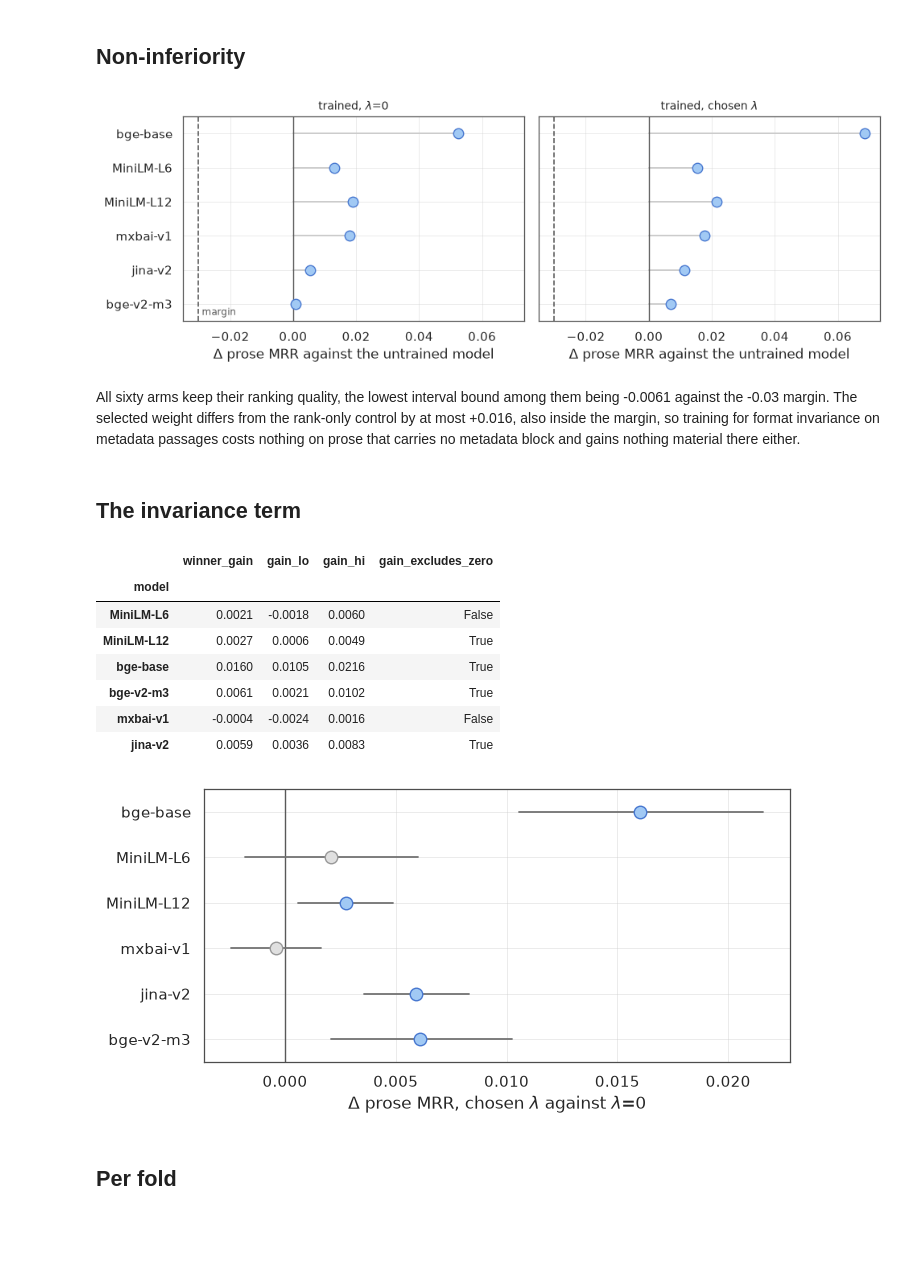
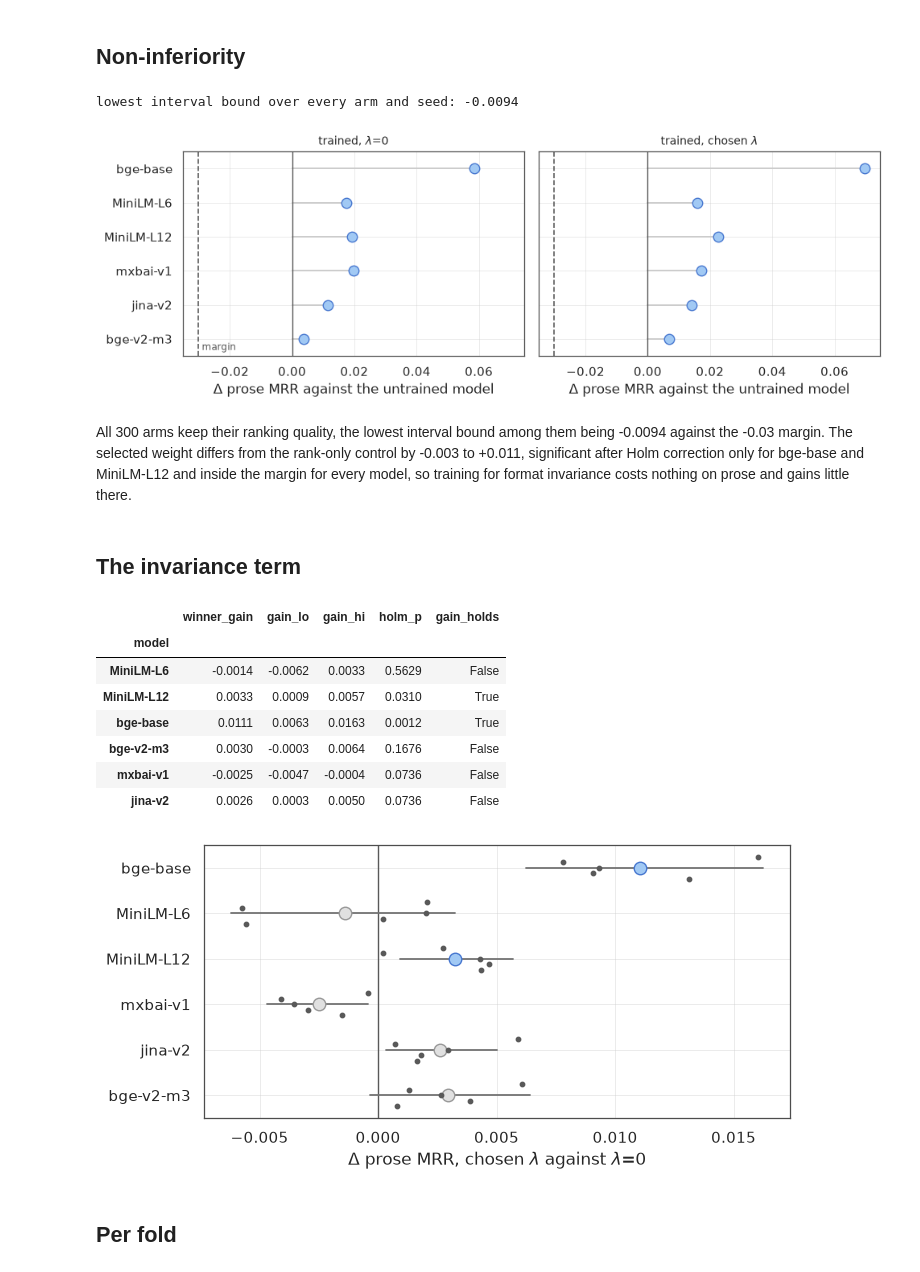
Before and after one commit to foad/format-sensitivity-reranking, a Jupyter notebook: notebooks/h2/h2_ablation_nonbox.ipynb, the cells around one changed output. Drawn from its saved outputs; the diff is of its cells as text; code cells hidden in the pictures; blank space fills up the shorter version.

Commit message:
prose study seeds

```diff
--- a/notebooks/h2/h2_ablation_nonbox.ipynb
+++ b/notebooks/h2/h2_ablation_nonbox.ipynb
@@ -14,9 +14,11 @@ import seaborn as sns
 from fsr.comparison import NI_MARGIN
 from fsr.formats import FORMAT_NAMES
 from fsr.h2_results import (
+    TRAINING_SEEDS,
     prose_available,
-    prose_matrix,
-    prose_table,
+    prose_fold_frame,
+    seed_prose_matrix,
+    seed_prose_table,
 )
 
 sns.set_theme(style="whitegrid", context="notebook")
@@ -53,7 +55,10 @@ def save(fig, name):
     """Write the figure as a vector PDF for the thesis and a PNG to read."""
     fig.tight_layout()
     for suffix in ("pdf", "png"):
-        fig.savefig(FIG_DIR / f"{name}.{suffix}", bbox_inches="tight")
+        metadata = {"CreationDate": None} if suffix == "pdf" else None
+        fig.savefig(
+            FIG_DIR / f"{name}.{suffix}", bbox_inches="tight", metadata=metadata
+        )
 
 
 def fills(flags):
@@ -65,11 +70,17 @@ def fills(flags):
 
 
 SLUGS = prose_available(DATA_ROOT)
-prose = prose_table(DATA_ROOT, SLUGS)
+SEEDS = list(TRAINING_SEEDS)
+SEED_COLUMNS = [f"seed {s}" for s in SEEDS]
+ARMS = 2 * len(FORMAT_NAMES) * len(SEEDS)
+prose = seed_prose_table(DATA_ROOT, SLUGS)
 
-print(f"{len(SLUGS)} models, {len(FORMAT_NAMES)} folds, two arms each")
+print(
+    f"{len(SLUGS)} models, {len(FORMAT_NAMES)} folds, two arms each, "
+    f"{len(SEEDS)} training seeds"
+)
 print(f"non-inferiority margin: {NI_MARGIN}")
 print(
-    f"arms that kept their quality: {int(prose['arms_kept'].sum())}/{len(SLUGS) * 10}"
+    f"arms that kept their quality: {int(prose['arms_kept'].sum())}/{len(SLUGS) * ARMS}"
 )
 # %% [output]
@@ -155,7 +166,7 @@ panels = [
 fig, axs = plt.subplots(1, 2, figsize=(10, 3.6), sharey=True, sharex=True)
 for ax, (condition, title) in zip(axs, panels, strict=True):
     point = prose.loc[order, f"{condition}_delta"]
-    fill, edge = fills(prose.loc[order, "arms_kept"] == 10)
+    fill, edge = fills(prose.loc[order, "arms_kept"] == ARMS)
     for pos, value, f, e in zip(y, point, fill, edge, strict=True):
         ax.plot([0, value], [pos, pos], color="0.8", lw=1.4, zorder=1)
         ax.plot([value], [pos], marker="o", ms=9, mfc=f, mec=e, mew=1.0, zorder=3)
@@ -177,52 +188,65 @@ axs[0].text(
     va="bottom",
 )
 save(fig, "nonbox_non_inferiority")
+
+lowest = min(
+    prose_fold_frame(DATA_ROOT, slug, seed)[["control_lo", "winner_lo"]].min().min()
+    for slug in SLUGS
+    for seed in SEEDS
+)
+print(f"lowest interval bound over every arm and seed: {lowest:+.4f}")
 # %% [output]
+lowest interval bound over every arm and seed: -0.0094
-[figure, old version]
+[figure, new version]
 # %% [markdown]
-All sixty arms keep their ranking quality, the lowest interval bound among them
-being -0.0061 against the -0.03 margin. The selected weight differs from the
-rank-only control by at most +0.016, also inside the margin, so training for
-format invariance on metadata passages costs nothing on prose that carries no
-metadata block and gains nothing material there either.
+All 300 arms keep their ranking quality, the lowest interval bound among them
+being -0.0094 against the -0.03 margin. The selected weight differs from the
+rank-only control by -0.003 to +0.011, significant after Holm correction only for
+bge-base and MiniLM-L12 and inside the margin for every model, so training for
+format invariance costs nothing on prose and gains little there.
 # %% [markdown]
 ## The invariance term
 # %%
-prose[["winner_gain", "gain_lo", "gain_hi", "gain_excludes_zero"]].round(4)
+prose[["winner_gain", "gain_lo", "gain_hi", "holm_p", "gain_holds"]].round(4)
 # %% [output]
-|  | winner_gain | gain_lo | gain_hi | gain_excludes_zero |
-| model |  |  |  |  |
-| MiniLM-L6 | 0.0021 | -0.0018 | 0.0060 | False |
-| MiniLM-L12 | 0.0027 | 0.0006 | 0.0049 | True |
-| bge-base | 0.0160 | 0.0105 | 0.0216 | True |
-| bge-v2-m3 | 0.0061 | 0.0021 | 0.0102 | True |
-| mxbai-v1 | -0.0004 | -0.0024 | 0.0016 | False |
-| jina-v2 | 0.0059 | 0.0036 | 0.0083 | True |
+|  | winner_gain | gain_lo | gain_hi | holm_p | gain_holds |
+| model |  |  |  |  |  |
+| MiniLM-L6 | -0.0014 | -0.0062 | 0.0033 | 0.5629 | False |
+| MiniLM-L12 | 0.0033 | 0.0009 | 0.0057 | 0.0310 | True |
+| bge-base | 0.0111 | 0.0063 | 0.0163 | 0.0012 | True |
+| bge-v2-m3 | 0.0030 | -0.0003 | 0.0064 | 0.1676 | False |
+| mxbai-v1 | -0.0025 | -0.0047 | -0.0004 | 0.0736 | False |
+| jina-v2 | 0.0026 | 0.0003 | 0.0050 | 0.0736 | False |
 # %%
 point = prose.loc[order, "winner_gain"]
-fill, edge = fills(prose.loc[order, "gain_excludes_zero"])
+fill, edge = fills(prose.loc[order, "gain_holds"])
 
 fig, ax = plt.subplots(figsize=(7.2, 3.6))
 for pos, value, low, high, f, e in zip(
     y,
     point,
     prose.loc[order, "gain_lo"],
     prose.loc[order, "gain_hi"],
     fill,
     edge,
     strict=True,
 ):
     ax.plot([low, high], [pos, pos], color=ERROR, lw=1.3, zorder=2)
     ax.plot([value], [pos], marker="o", ms=9, mfc=f, mec=e, mew=1.0, zorder=3)
 
+for offset, column in zip(
+    np.linspace(-0.24, 0.24, len(SEEDS)), SEED_COLUMNS, strict=True
+):
+    ax.scatter(prose.loc[order, column], y + offset, s=10, color=RULE, zorder=4)
+
 ax.axvline(0, color=RULE, lw=1, zorder=1)
 ax.set_yticks(y)
 ax.set_yticklabels(order)
 ax.set_ylim(len(order) - 0.5, -0.5)
 ax.set_xlabel("$\\Delta$ prose MRR, chosen $\\lambda$ against $\\lambda$=0")
 save(fig, "nonbox_invariance_term")
 # %% [output]
-[figure, old version]
+[figure, new version]
 # %% [markdown]
 ## Per fold
 # %%
```
Also changed, not shown: parts of 6 cells of this notebook, 11 other files.
